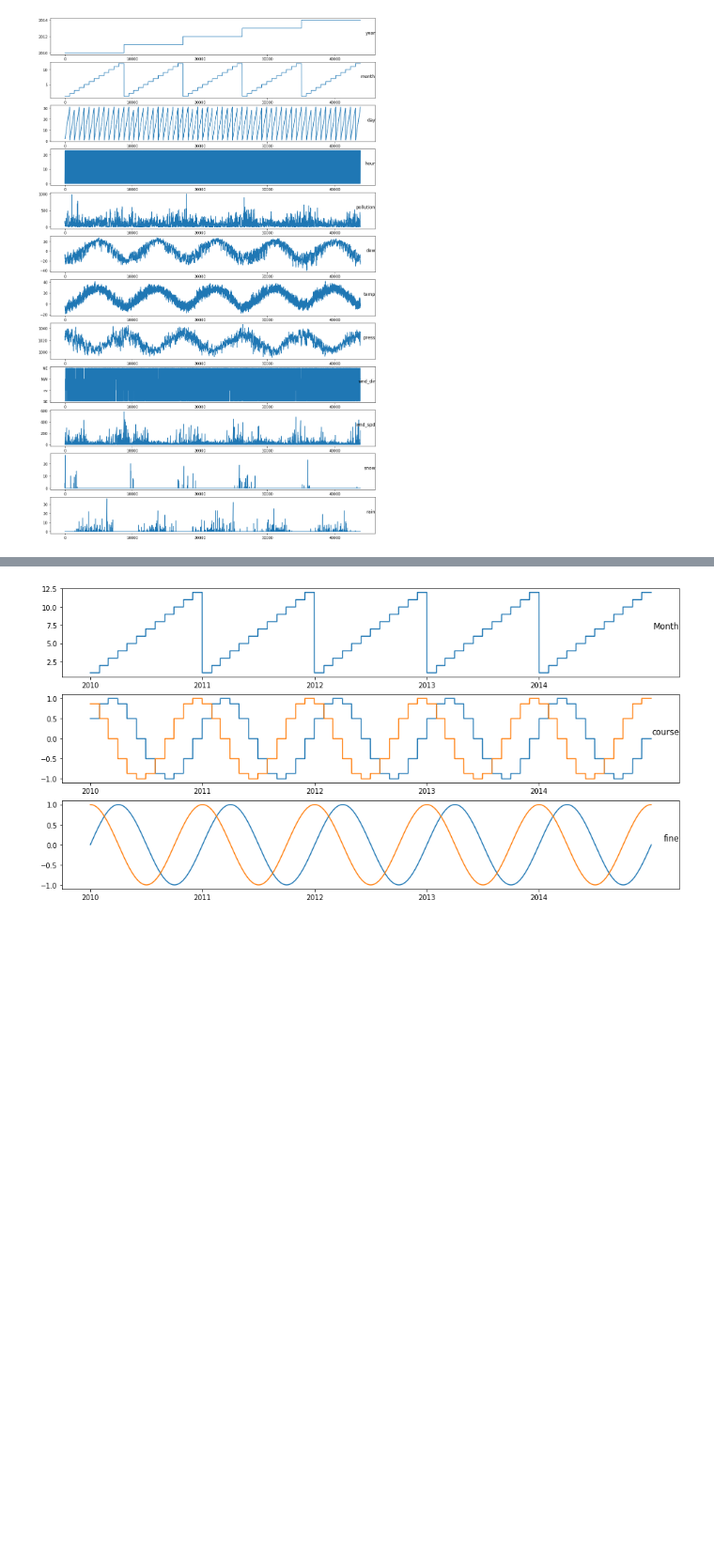
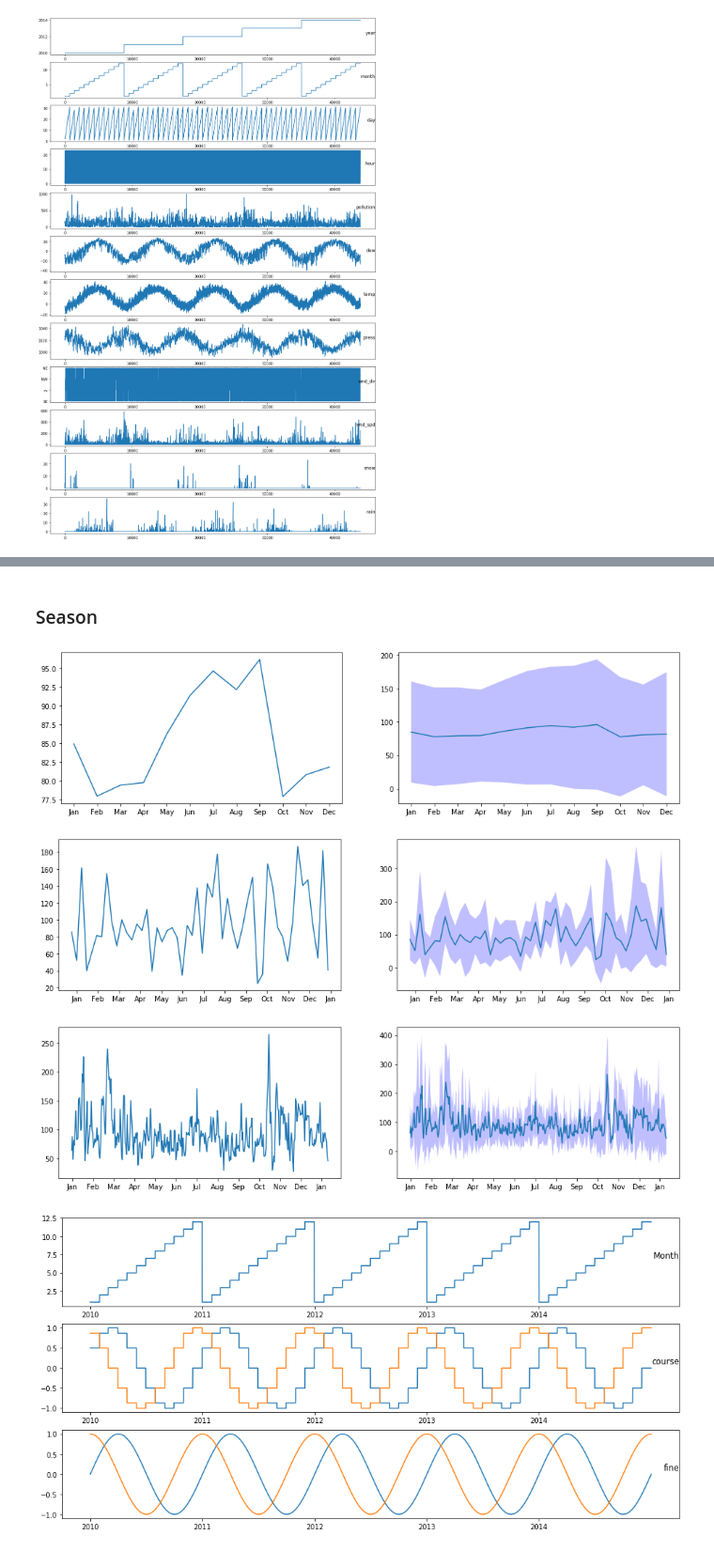
Before and after one commit to gartangh/Deep-Learning-Labs, a Jupyter notebook: Lab 4/Third_graded_assignment_data_preprocessing.ipynb, the cells around one changed output, grey strips where cells are left out. Shown at 94% size. Saved outputs shown, nothing was run; the diff lists cells and outputs as text; code cells hidden in the pictures; blank space fills up the shorter version.

```diff
--- a/Lab 4/Third_graded_assignment_data_preprocessing.ipynb
+++ b/Lab 4/Third_graded_assignment_data_preprocessing.ipynb
@@ -137,6 +137,76 @@ If you do use the month, its current 'encoding' does not match very well with th
 **Day:** The day of the month does not seem very relevant to predict pollution, but the day of the week could be. Below, we provide code examples with which you can extract the day of the week and convert it to one-hot code in two ways: one way encodes each day separately, the other only discriminates between weekend and week days. In Belgium, the second option would be very relevant, but since we don't know commuter patterns in Bejing, it may be better to keep all days. You could also plot statistical data for each weekday to check whether there is any significant difference between different days of the week.
 
 **Hour:** Time of day is probably relevant. You could use it as it is or you could consider a similar approach to what we did with the month: transforming into periodic sine and cosine signals and use these as features instead. Again, investigating the statistics for different times of day can help you decide.
+# %% [markdown]
+### Season
+# %%
+# statistical data per season
+# statistical data for month of the year
+# month of year is already given in the dataset
+
+avgs = np.zeros((12))
+stds = np.zeros((12))
+for i in range(1,12+1):
+  pollution_by_month_of_year = np.array(values[values[:,2]==i,4], dtype=float)
+  avgs[i-1] = np.average(pollution_by_month_of_year)
+  stds[i-1] = np.std(pollution_by_month_of_year)
+
+t = np.arange(12)
+plt.figure(figsize=(16,4))
+plt.subplot(1,2,1)
+plt.plot(avgs)
+plt.xticks(t, ('Jan', 'Feb', 'Mar', 'Apr', 'May', 'Jun', 'Jul', 'Aug', 'Sep', 'Oct', 'Nov', 'Dec'))
+plt.subplot(1,2,2)
+plt.plot(avgs)
+plt.fill_between(t, avgs+stds, avgs-stds, facecolor='blue', alpha=0.25)
+plt.xticks(t, ('Jan', 'Feb', 'Mar', 'Apr', 'May', 'Jun', 'Jul', 'Aug', 'Sep', 'Oct', 'Nov', 'Dec'))
+plt.show()
+
+# statistical data for week of the year
+week_of_year = np.arange(values.shape[0])//(24*7)%365 + 1
+
+avgs = np.zeros((52))
+stds = np.zeros((52))
+for i in range(1,52+1):
+  pollution_by_day_of_year = np.array(values[week_of_year==i,4], dtype=float)
+  avgs[i-1] = np.average(pollution_by_day_of_year)
+  stds[i-1] = np.std(pollution_by_day_of_year)
+
+t = np.arange(1, 52+1, step=4.214)
+plt.figure(figsize=(16,4))
+plt.subplot(1,2,1)
+plt.plot(avgs)
+plt.xticks(t, ('Jan', 'Feb', 'Mar', 'Apr', 'May', 'Jun', 'Jul', 'Aug', 'Sep', 'Oct', 'Nov', 'Dec', 'Jan'))
+plt.subplot(1,2,2)
+plt.plot(avgs)
+plt.fill_between(np.arange(52), avgs+stds, avgs-stds, facecolor='blue', alpha=0.25)
+plt.xticks(t, ('Jan', 'Feb', 'Mar', 'Apr', 'May', 'Jun', 'Jul', 'Aug', 'Sep', 'Oct', 'Nov', 'Dec', 'Jan'))
+plt.show()
+
+# statistical data for day of the year
+day_of_year = np.arange(values.shape[0])//24%365 + 1
+
+avgs = np.zeros((365))
+stds = np.zeros((365))
+for i in range(1,365+1):
+  pollution_by_day_of_year = np.array(values[day_of_year==i,4], dtype=float)
+  avgs[i-1] = np.average(pollution_by_day_of_year)
+  stds[i-1] = np.std(pollution_by_day_of_year)
+
+t = np.arange(1, 365+1, step=29.5)
+plt.figure(figsize=(16,4))
+plt.subplot(1,2,1)
+plt.plot(avgs)
+plt.xticks(t, ('Jan', 'Feb', 'Mar', 'Apr', 'May', 'Jun', 'Jul', 'Aug', 'Sep', 'Oct', 'Nov', 'Dec', 'Jan'))
+plt.subplot(1,2,2)
+plt.plot(avgs)
+plt.fill_between(np.arange(365), avgs+stds, avgs-stds, facecolor='blue', alpha=0.25)
+plt.xticks(t, ('Jan', 'Feb', 'Mar', 'Apr', 'May', 'Jun', 'Jul', 'Aug', 'Sep', 'Oct', 'Nov', 'Dec', 'Jan'))
+plt.show()
+# %% [output]
+[figure, added]
+[figure, added]
+[figure, added]
 # %%
 # Translating periodic discrete features into sines and cosines
 monthp = values[:,1]*2.0*np.pi/12.0
```
Also changed, not shown: parts of 13 cells of this notebook, 6 other files.
